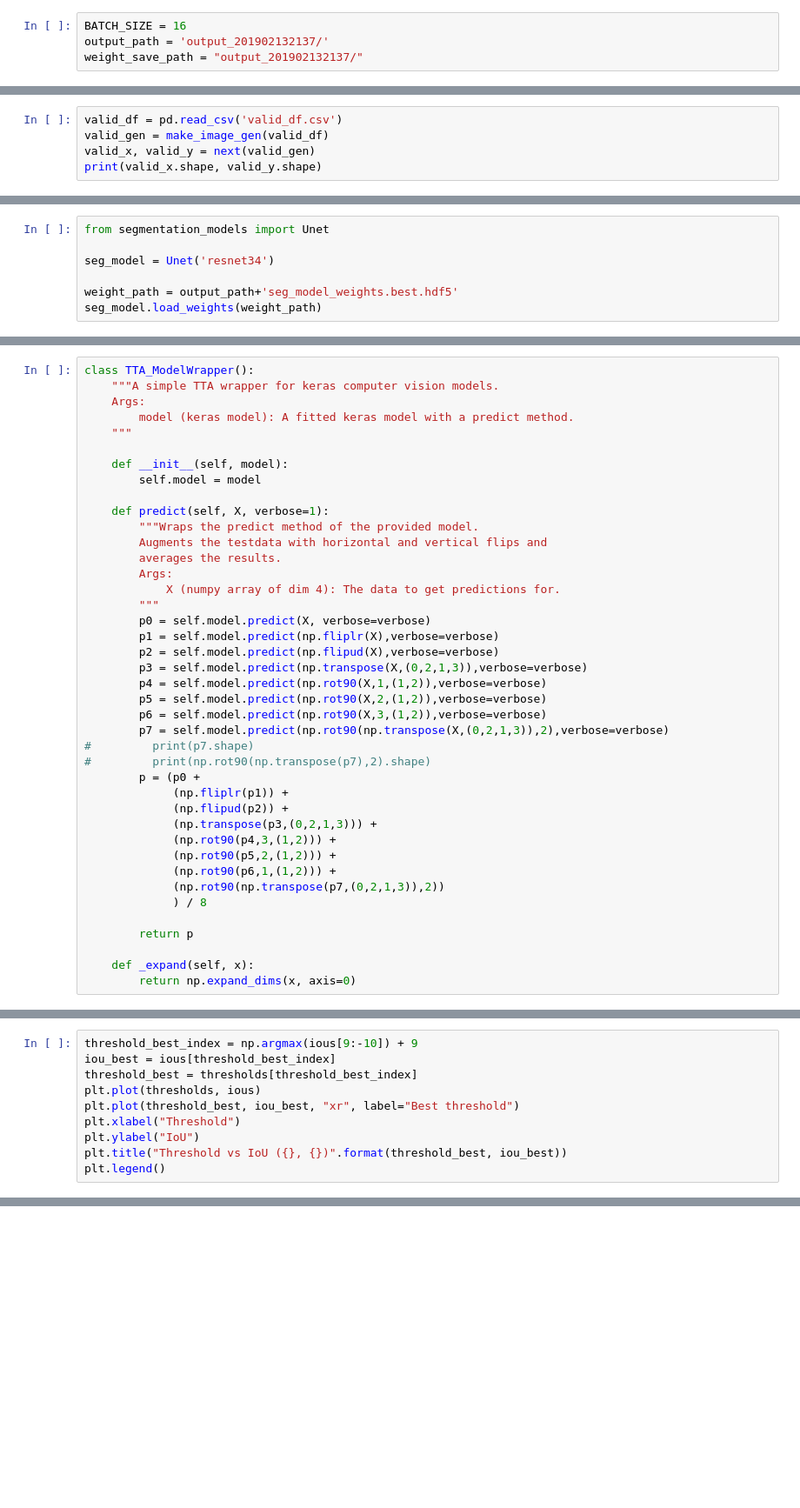
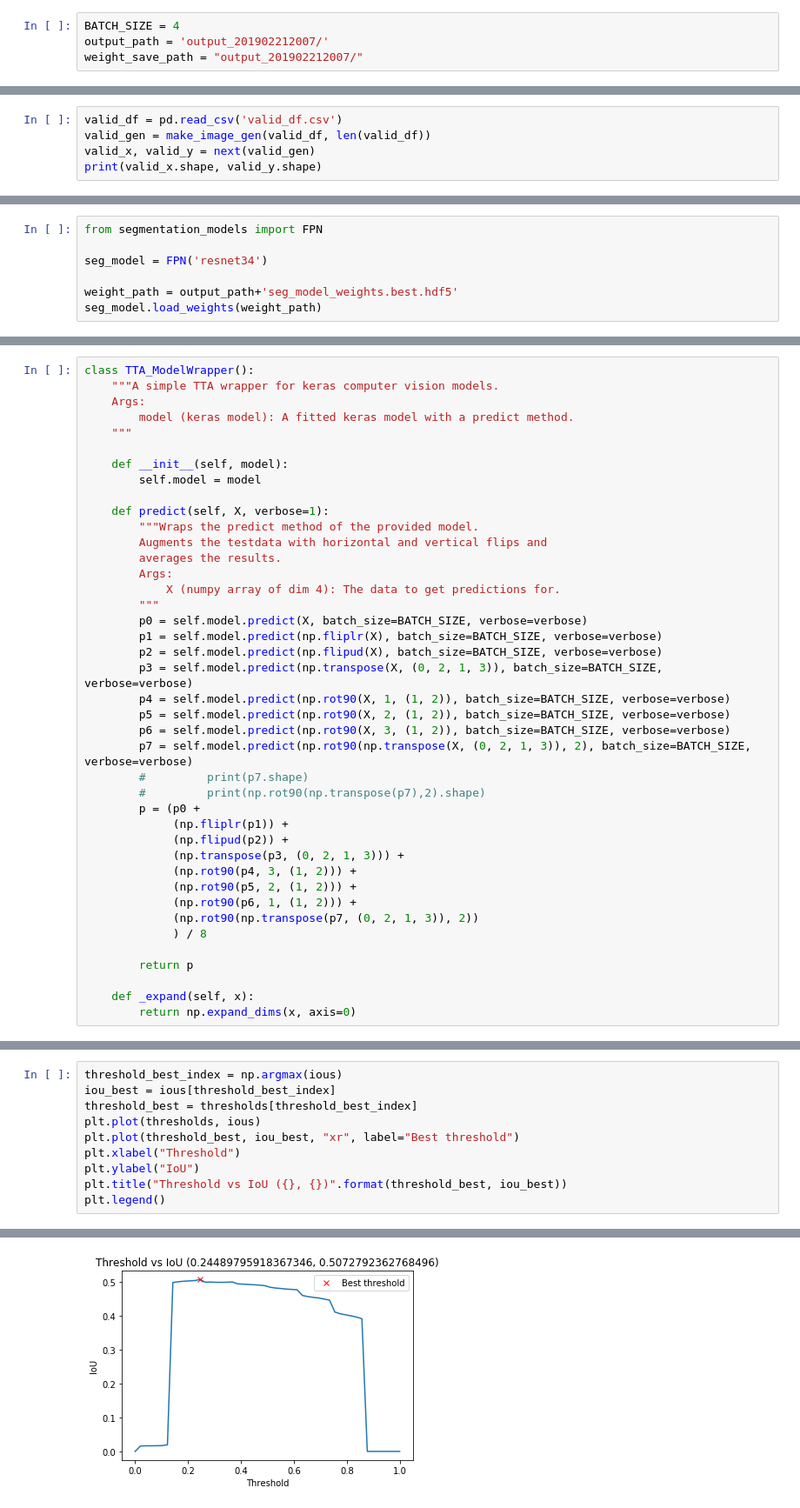
Before and after one commit to sjtu-mc/kaggle_ship_detection, a Jupyter notebook: demo_test.ipynb, the cells around one changed output, grey strips where cells are left out. Shown at 87% size. Saved outputs shown, nothing was run; the diff lists cells and outputs as text; blank space fills up the shorter version.

```diff
--- a/demo_test.ipynb
+++ b/demo_test.ipynb
@@ -1,7 +1,7 @@
 # %%
-BATCH_SIZE = 16
-output_path = 'output_201902132137/'
-weight_save_path = "output_201902132137/"
+BATCH_SIZE = 4
+output_path = 'output_201902212007/'
+weight_save_path = "output_201902212007/"
 # %%
 import pandas as pd
 import numpy as np
@@ -33,6 +34,6 @@ def make_image_gen(in_df, batch_size = BATCH_SIZE):
                 out_rgb, out_mask=[], []
 # %%
 valid_df = pd.read_csv('valid_df.csv')
-valid_gen = make_image_gen(valid_df)
+valid_gen = make_image_gen(valid_df, len(valid_df))
 valid_x, valid_y = next(valid_gen)
 print(valid_x.shape, valid_y.shape)
@@ -39,7 +42,7 @@ print(valid_x.shape, valid_y.shape)
 # %%
-from segmentation_models import Unet
+from segmentation_models import FPN
 
-seg_model = Unet('resnet34')
+seg_model = FPN('resnet34')
 
 weight_path = output_path+'seg_model_weights.best.hdf5'
 seg_model.load_weights(weight_path)
@@ -60,24 +65,24 @@ class TTA_ModelWrapper():
         Args:
             X (numpy array of dim 4): The data to get predictions for.
         """
-        p0 = self.model.predict(X, verbose=verbose)
-        p1 = self.model.predict(np.fliplr(X),verbose=verbose)
-        p2 = self.model.predict(np.flipud(X),verbose=verbose)
-        p3 = self.model.predict(np.transpose(X,(0,2,1,3)),verbose=verbose)
-        p4 = self.model.predict(np.rot90(X,1,(1,2)),verbose=verbose)
-        p5 = self.model.predict(np.rot90(X,2,(1,2)),verbose=verbose)
-        p6 = self.model.predict(np.rot90(X,3,(1,2)),verbose=verbose)
-        p7 = self.model.predict(np.rot90(np.transpose(X,(0,2,1,3)),2),verbose=verbose)
-#         print(p7.shape)
-#         print(np.rot90(np.transpose(p7),2).shape)
+        p0 = self.model.predict(X, batch_size=BATCH_SIZE, verbose=verbose)
+        p1 = self.model.predict(np.fliplr(X), batch_size=BATCH_SIZE, verbose=verbose)
+        p2 = self.model.predict(np.flipud(X), batch_size=BATCH_SIZE, verbose=verbose)
+        p3 = self.model.predict(np.transpose(X, (0, 2, 1, 3)), batch_size=BATCH_SIZE, verbose=verbose)
+        p4 = self.model.predict(np.rot90(X, 1, (1, 2)), batch_size=BATCH_SIZE, verbose=verbose)
+        p5 = self.model.predict(np.rot90(X, 2, (1, 2)), batch_size=BATCH_SIZE, verbose=verbose)
+        p6 = self.model.predict(np.rot90(X, 3, (1, 2)), batch_size=BATCH_SIZE, verbose=verbose)
+        p7 = self.model.predict(np.rot90(np.transpose(X, (0, 2, 1, 3)), 2), batch_size=BATCH_SIZE, verbose=verbose)
+        #         print(p7.shape)
+        #         print(np.rot90(np.transpose(p7),2).shape)
         p = (p0 +
              (np.fliplr(p1)) +
              (np.flipud(p2)) +
-             (np.transpose(p3,(0,2,1,3))) +
-             (np.rot90(p4,3,(1,2))) +
-             (np.rot90(p5,2,(1,2))) +
-             (np.rot90(p6,1,(1,2))) +
-             (np.rot90(np.transpose(p7,(0,2,1,3)),2))
+             (np.transpose(p3, (0, 2, 1, 3))) +
+             (np.rot90(p4, 3, (1, 2))) +
+             (np.rot90(p5, 2, (1, 2))) +
+             (np.rot90(p6, 1, (1, 2))) +
+             (np.rot90(np.transpose(p7, (0, 2, 1, 3)), 2))
              ) / 8
 
         return p
@@ -164,5 +183,5 @@ ious = np.array([iou_metric_batch(valid_y, np.int32(pred_y > threshold)) for thr
 # %%
-threshold_best_index = np.argmax(ious[9:-10]) + 9
+threshold_best_index = np.argmax(ious)
 iou_best = ious[threshold_best_index]
 threshold_best = thresholds[threshold_best_index]
 plt.plot(thresholds, ious)
@@ -171,3 +190,4 @@ plt.xlabel("Threshold")
 plt.ylabel("IoU")
 plt.title("Threshold vs IoU ({}, {})".format(threshold_best, iou_best))
 plt.legend()
+# %% [output]
@@ -173,0 +195 @@ plt.legend()
+[figure, added]
```
Also changed, not shown: parts of 15 cells of this notebook.
